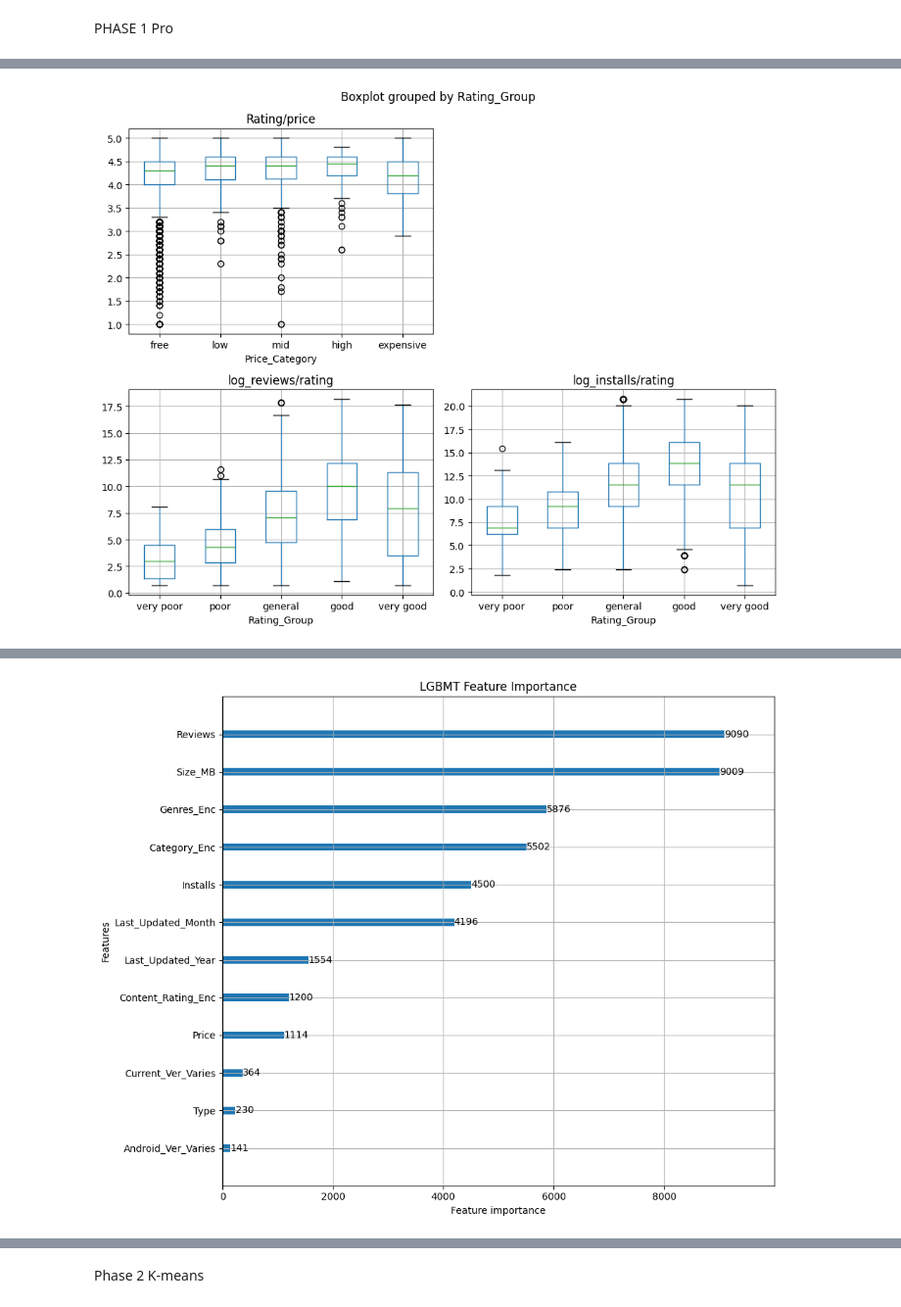
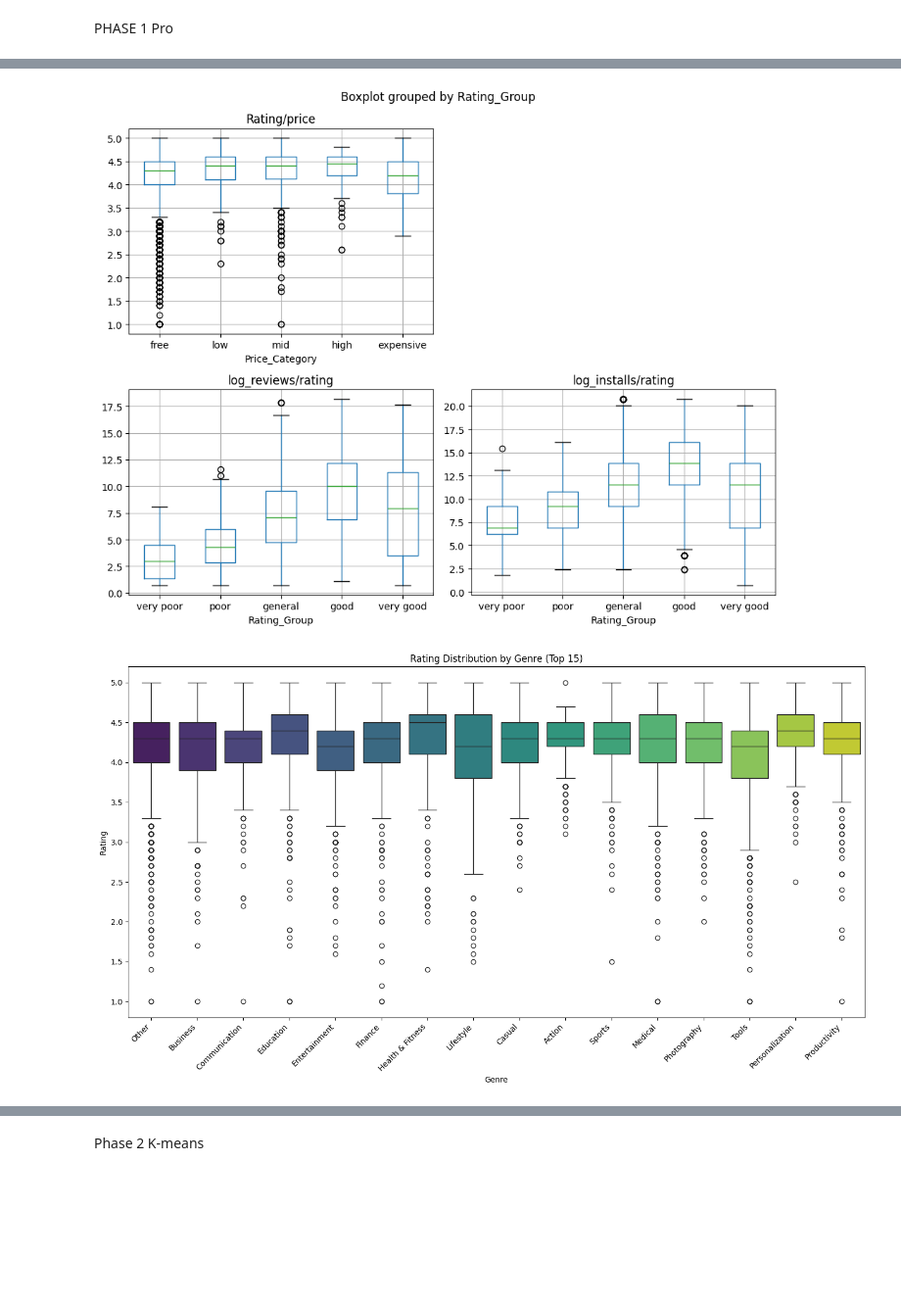
Before and after one commit to immmma692-boop/DSML-individual, a Jupyter notebook: 3_1_K_means_Clustering.ipynb, the cells around one changed output, grey strips where cells are left out. Shown at 98% size. Saved outputs shown, nothing was run; the diff lists cells and outputs as text; code cells hidden in the pictures; blank space fills up the shorter version.

```diff
--- a/3_1_K_means_Clustering.ipynb
+++ b/3_1_K_means_Clustering.ipynb
@@ -211,6 +211,31 @@ axes[1, 1].set_title('log_installs/rating')
 plt.tight_layout()
 plt.show()
 
+# Boxplot of Rating for Genres
+# Count the occurrences of each main genre (First_Genre)
+genre_counts = df['First_Genre'].value_counts()
+# Select the top 15 high-frequency types
+top_genres = genre_counts.nlargest(15).index
+
+# Create a new column and label non-high-frequency types as 'Other'
+df['Genre_Group'] = df['First_Genre'].apply(lambda x: x if x in top_genres else 'Other')
+
+# Set canvas size
+plt.figure(figsize=(14, 8))
+
+# Draw a box plot and group by Genre_Group
+sns.boxplot(x='Genre_Group', y='Rating', data=df, palette='viridis')
+
+# Adjust the rotation angle of the label to avoid overlap
+plt.xticks(rotation=45, ha='right')
+plt.title('Rating Distribution by Genre (Top 15)')
+plt.xlabel('Genre')
+plt.ylabel('Rating')
+plt.tight_layout()
+plt.savefig('genre_rating_boxplot.png')  # Optional: Save Image
+plt.show()
+
+
 # ------------------------------
 # 4. Split training and test sets
 # ------------------------------
@@ -354,33 +379,34 @@ Data columns (total 13 columns):
  0   App             10840 non-null  object
  1   Category        10827 non-null  object
  2   Rating          9367 non-null   float64
  3   Reviews         10838 non-null  object
  4   Size            10835 non-null  object
 ... (73 lines left out)
 75%         4.500000
 max        19.000000
 Name: Rating, dtype: float64
 Shape after dropping missing Rating: (9366, 13)
 [figure]
 Feature matrix shape: (9366, 12)
 Top 10 apps with highest number of reviews:
                                               App       Category  Rating  \
 2544                                    Facebook         SOCIAL     4.1
 3943                                    Facebook         SOCIAL     4.1
 336                           WhatsApp Messenger  COMMUNICATION     4.4
 381                           WhatsApp Messenger  COMMUNICATION     4.4
 3904                          WhatsApp Messenger  COMMUNICATION     4.4
 2604                                   Instagram         SOCIAL     4.5
 2611                                   Instagram         SOCIAL     4.5
 2545                                   Instagram         SOCIAL     4.5
 3909                                   Instagram         SOCIAL     4.5
 ... (173 lines left out)
 -1.0       7
  0.0    8713
  1.0     646
 dtype: int64
 [figure]
 [figure]
+[figure, new version]
 Training set size: (7492, 12), Test set size: (1874, 12)
 
 5-fold cross-validation R² scores: [0.19424072 0.12889121 0.16841801 0.16475586 0.15627819]
@@ -394,4 +420,3 @@ Test set evaluation results:
 RMSE: 0.4499
 MAE: 0.3092
 R²: 0.1790
-[figure, old version]
```
Also changed, not shown: parts of 1 cell of this notebook.
